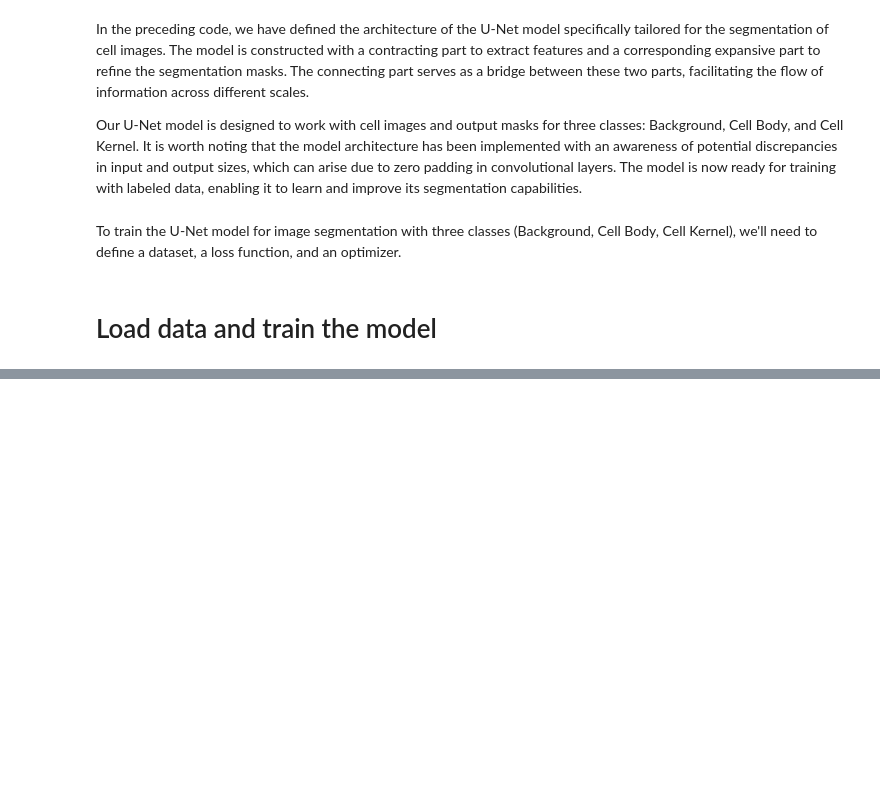
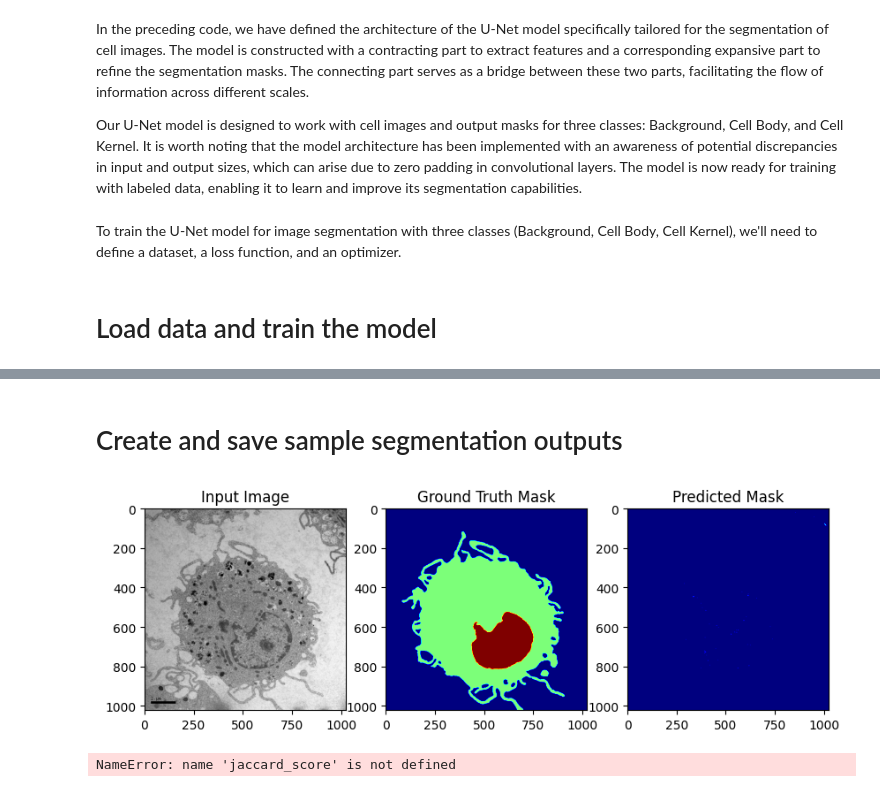
Before and after one commit to uercan/D7043E---Advanced-Data-Mining, a Jupyter notebook: U-Net project with Cell Images.ipynb, the cells around one changed output, grey strips where cells are left out. Saved outputs shown, nothing was run; the diff lists cells and outputs as text; code cells hidden in the pictures; blank space fills up the shorter version.

Commit message:
Adds evaluation

```diff
--- a/U-Net project with Cell Images.ipynb
+++ b/U-Net project with Cell Images.ipynb
@@ -179,8 +180,8 @@ class CustomDataset(Dataset):
         return image, mask
 
 # Define data directories
-image_dir = './Datasets/Dataset 1/data'
-mask_dir = './Datasets/Dataset 1/masks'
+image_dir = './Datasets/Dataset/data'
+mask_dir = './Datasets/Dataset/masks'
 
 # Define a transform to convert images and masks to tensors
 data_transform = transforms.Compose([transforms.ToTensor()])
@@ -193,14 +194,14 @@ batch_size = 1  # Adjust as needed
 dataloader = DataLoader(dataset, batch_size=batch_size, shuffle=True)
 
 # Define a loss function (e.g., cross-entropy) and an optimizer (e.g., Adam)
-criterion = nn.CrossEntropyLoss()
+criterion = nn.CrossEntropyLoss(reduction='sum')
 optimizer = torch.optim.Adam(model.parameters(), lr=0.0001)
 
 device = torch.device("cuda" if torch.cuda.is_available() else "cpu")
 model = model.to(device)
 
 # Training loop
-num_epochs = 10  # Adjust as needed
+num_epochs = 100  # Adjust as needed
 
 for epoch in range(num_epochs):
     model.train()
@@ -247,0 +255,59 @@ Training finished
+# %% [markdown]
+# Create and save sample segmentation outputs
+# %%
+model.eval()
+
+# Lists to store evaluation results for each sample
+iou_scores = []
+dice_scores = []
+accuracy_scores = []
+
+# Select a few images from the evaluation dataset
+num_samples_to_visualize = 3
+visualize_dataloader = DataLoader(dataset, batch_size=num_samples_to_visualize, shuffle=True)
+
+for inputs, masks in visualize_dataloader:
+    with torch.no_grad():
+        inputs = inputs.to(device)
+        outputs = model(inputs)
+        # Assuming outputs are class probabilities, you can obtain the predicted class
+        predicted_masks = outputs.argmax(dim=1).cpu().numpy()
+
+        for i in range(num_samples_to_visualize):
+            plt.figure(figsize=(10, 4))
+            plt.subplot(1, 3, 1)
+            plt.title("Input Image")
+            plt.imshow(inputs[i][0].cpu().numpy(), cmap='gray')
+
+            plt.subplot(1, 3, 2)
+            plt.title("Ground Truth Mask")
+            plt.imshow(masks[i].numpy(), cmap='jet')
+
+            plt.subplot(1, 3, 3)
+            plt.title("Predicted Mask")
+            plt.imshow(predicted_masks[i], cmap='jet')
+
+            plt.show()
+
+            # Calculate and store evaluation metrics for each sample
+            iou = jaccard_score(masks[i].numpy().flatten(), predicted_masks[i].flatten())
+            dice = f1_score(masks[i].numpy().flatten(), predicted_masks[i].flatten())
+            accuracy = accuracy_score(masks[i].numpy().flatten(), predicted_masks[i].flatten())
+
+            iou_scores.append(iou)
+            dice_scores.append(dice)
+            accuracy_scores.append(accuracy)
+
+# Calculate and print average metrics
+average_iou = sum(iou_scores) / len(iou_scores)
+average_dice = sum(dice_scores) / len(dice_scores)
+average_accuracy = sum(accuracy_scores) / len(accuracy_scores)
+
+print(f"Average IoU (Jaccard Index): {average_iou}")
+print(f"Average Dice Coefficient: {average_dice}")
+print(f"Average Accuracy: {average_accuracy}")
+
+print("Evaluation and Testing Finished")
+# %% [output]
+[figure, added]
+NameError: name 'jaccard_score' is not defined
```
Also changed, not shown: parts of 2 cells of this notebook, 1 other file.
